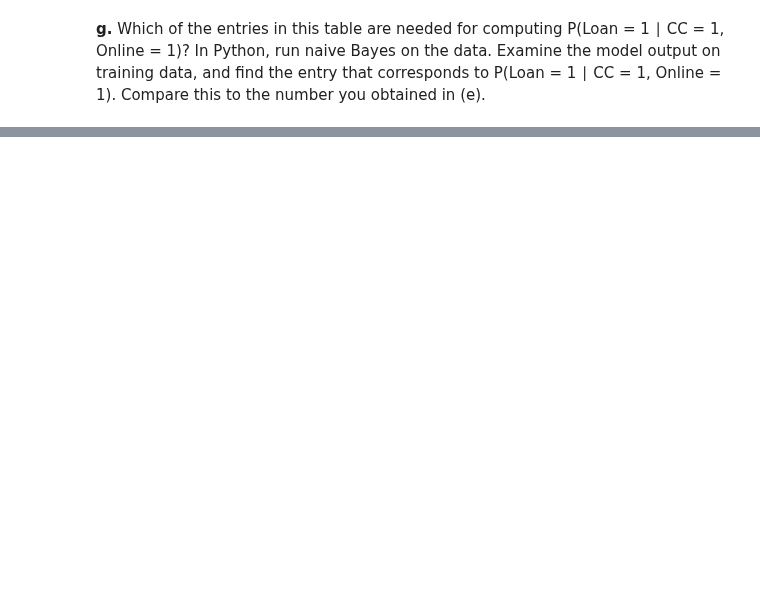
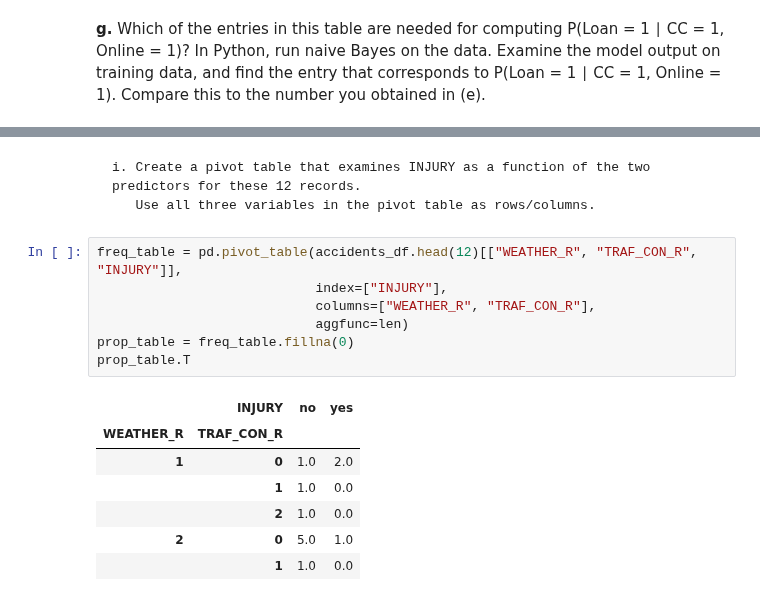
Before and after one commit to jeantardelli/data-mining-for-business-analytics, a Jupyter notebook: problems/chapter08_the_naive_bayes_classifier.ipynb, the cells around one changed output, grey strips where cells are left out. Saved outputs shown, nothing was run; the diff lists cells and outputs as text; blank space fills up the shorter version.

```diff
--- a/problems/chapter08_the_naive_bayes_classifier.ipynb
+++ b/problems/chapter08_the_naive_bayes_classifier.ipynb
@@ -158,0 +273,18 @@ The value obtained between naive Bayes probabilities are very close to the exact
+# %% [markdown]
+    i. Create a pivot table that examines INJURY as a function of the two predictors for these 12 records.
+       Use all three variables in the pivot table as rows/columns.
+# %%
+freq_table = pd.pivot_table(accidents_df.head(12)[["WEATHER_R", "TRAF_CON_R", "INJURY"]],
+                            index=["INJURY"],
+                            columns=["WEATHER_R", "TRAF_CON_R"],
+                            aggfunc=len)
+prop_table = freq_table.fillna(0)
+prop_table.T
+# %% [output]
+|  | INJURY | no | yes |
+| WEATHER_R | TRAF_CON_R |  |  |
+| 1 | 0 | 1.0 | 2.0 |
+|  | 1 | 1.0 | 0.0 |
+|  | 2 | 1.0 | 0.0 |
+| 2 | 0 | 5.0 | 1.0 |
+|  | 1 | 1.0 | 0.0 |
```
Also changed, not shown: parts of 18 cells of this notebook, 2 other files.
